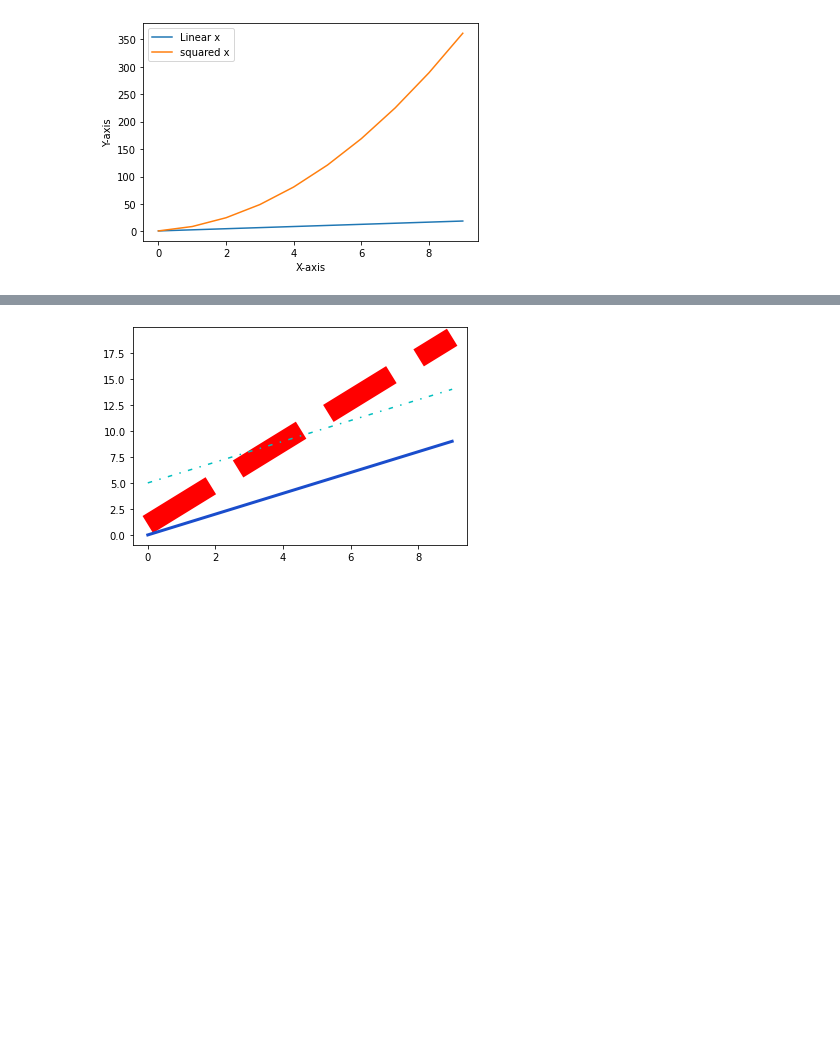
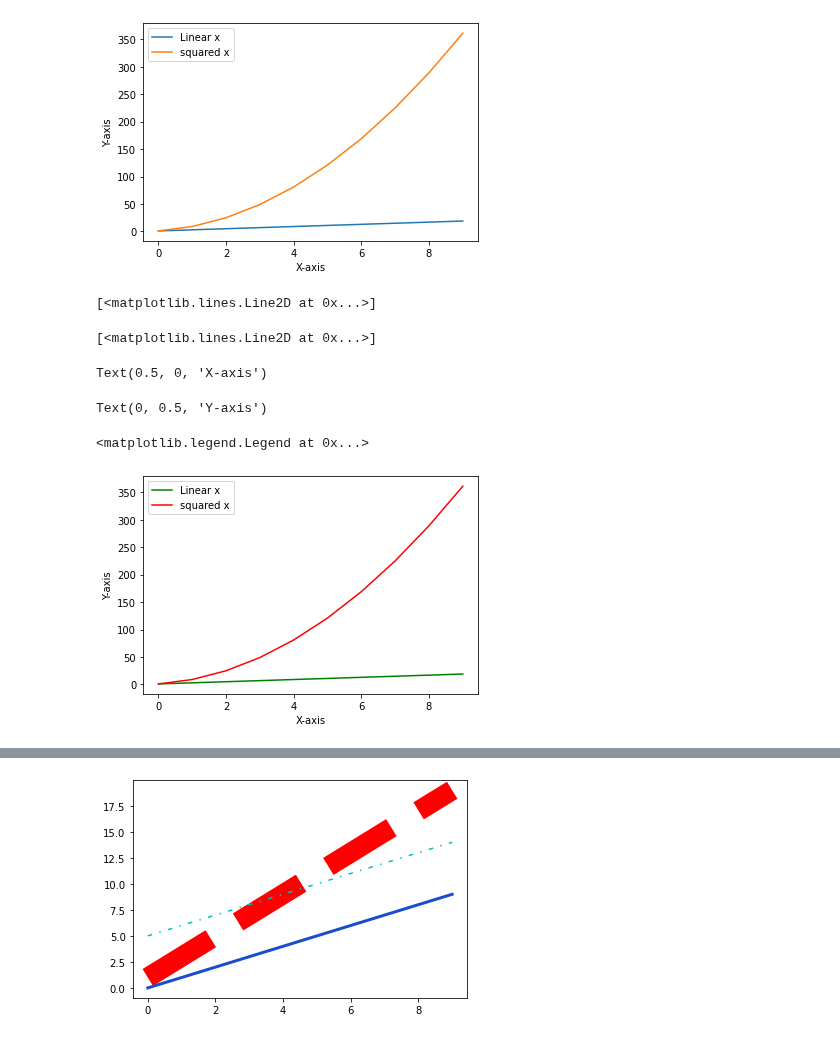
Before and after one commit to harnalashok/DataVisualization, a Jupyter notebook: 1_lesson_on_matplotlib_and_Jupyter_markdown.ipynb, the cells around one changed output, grey strips where cells are left out. Saved outputs shown, nothing was run; the diff lists cells and outputs as text; code cells hidden in the pictures; blank space fills up the shorter version.

```diff
--- a/1_lesson_on_matplotlib_and_Jupyter_markdown.ipynb
+++ b/1_lesson_on_matplotlib_and_Jupyter_markdown.ipynb
@@ -155,3 +154,17 @@ Text(0.5, 0, 'X-axis')
 Text(0, 0.5, 'Y-axis')
 <matplotlib.legend.Legend at 0x...>
 [figure]
+# %%
+# Specify color
+plt.plot(x, color = 'g', label = "Linear x")
+plt.plot(x**2, color = 'r', label= "squared x")
+plt.xlabel("X-axis")
+plt.ylabel("Y-axis")
+plt.legend()
+# %% [output]
+[<matplotlib.lines.Line2D at 0x...>]
+[<matplotlib.lines.Line2D at 0x...>]
+Text(0.5, 0, 'X-axis')
+Text(0, 0.5, 'Y-axis')
+<matplotlib.legend.Legend at 0x...>
+[figure, added]
```
Also changed, not shown: parts of 5 cells of this notebook.
